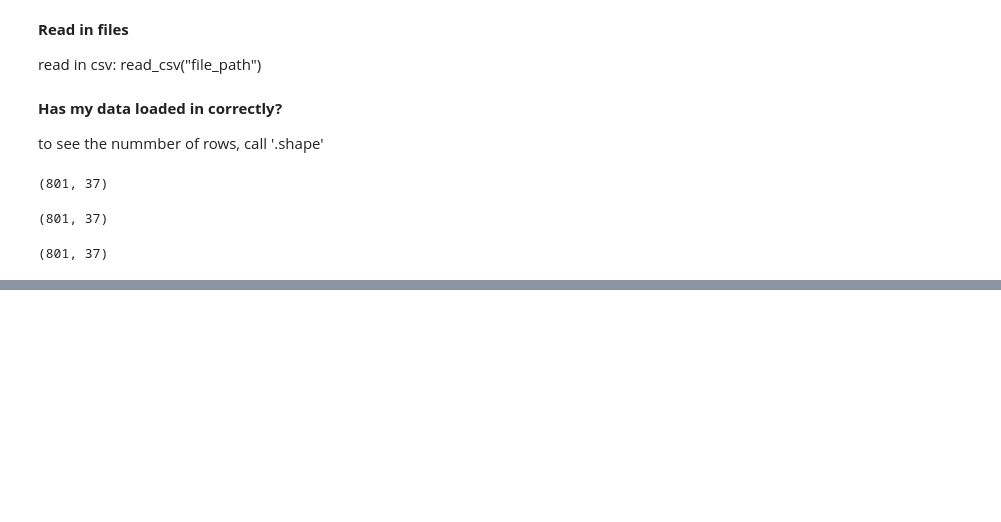
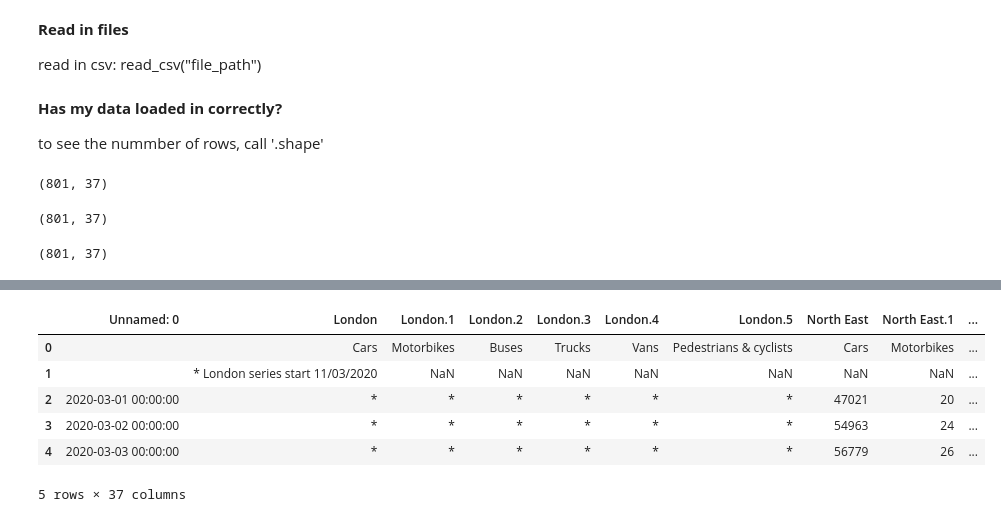
Before and after one commit to ravsheerRSA/Python_Training, a Jupyter notebook: Python_training_1.ipynb, the cells around one changed output, grey strips where cells are left out. Saved outputs shown, nothing was run; the diff lists cells and outputs as text; code cells hidden in the pictures; blank space fills up the shorter version.

```diff
--- a/Python_training_1.ipynb
+++ b/Python_training_1.ipynb
@@ -33,0 +45,10 @@ df_trend.shape # rows x columns of seasonality data
+# %%
+df_non_season.head()
+# %% [output]
+|  | Unnamed: 0 | London | London.1 | London.2 | London.3 | London.4 | London.5 | North East | North East.1 | ... |
+| 0 |  | Cars | Motorbikes | Buses | Trucks | Vans | Pedestrians & cyclists | Cars | Motorbikes | ... |
+| 1 |  | * London series start 11/03/2020 | NaN | NaN | NaN | NaN | NaN | NaN | NaN | ... |
+| 2 | 2020-03-01 00:00:00 | * | * | * | * | * | * | 47021 | 20 | ... |
+| 3 | 2020-03-02 00:00:00 | * | * | * | * | * | * | 54963 | 24 | ... |
+| 4 | 2020-03-03 00:00:00 | * | * | * | * | * | * | 56779 | 26 | ... |
+5 rows × 37 columns
```
Also changed, not shown: parts of 12 cells of this notebook.
